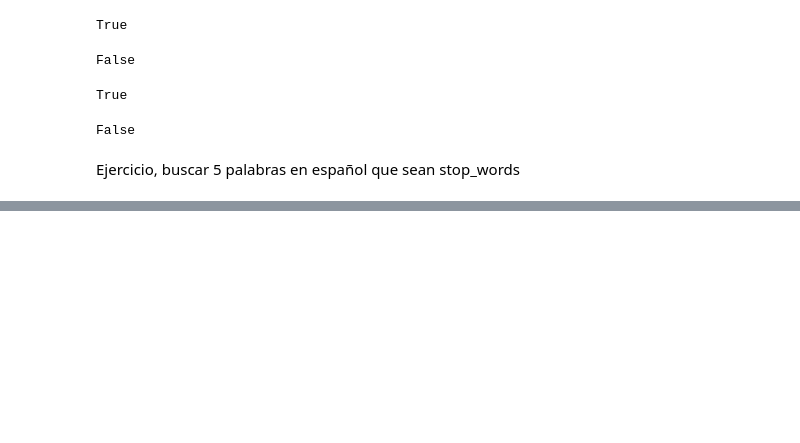
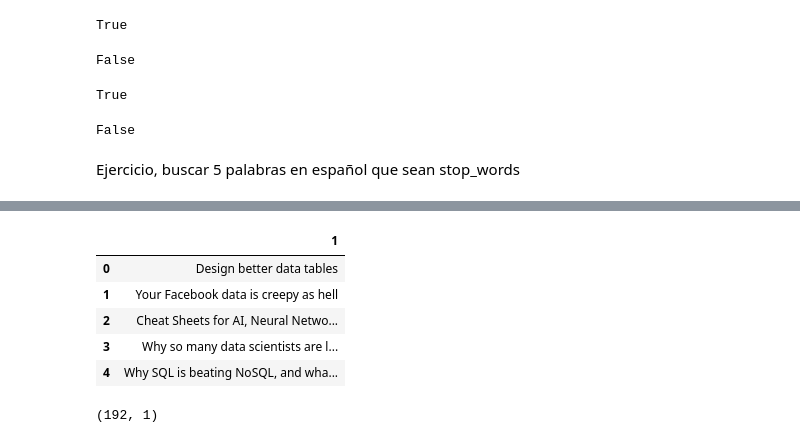
Before and after one commit to igomezv/DataScienceIntermedio, a Jupyter notebook: 7-NLP.ipynb, the cells around one changed output, grey strips where cells are left out. Saved outputs shown, nothing was run; the diff lists cells and outputs as text; code cells hidden in the pictures; blank space fills up the shorter version.

```diff
--- a/7-NLP.ipynb
+++ b/7-NLP.ipynb
@@ -375,0 +445,15 @@ Washington, D.C.
+# %%
+df[[1]].head(5)
+# %% [output]
+|  | 1 |
+| 0 | Design better data tables |
+| 1 | Your Facebook data is creepy as hell |
+| 2 | Cheat Sheets for AI, Neural Netwo... |
+| 3 | Why so many data scientists are l... |
+| 4 | Why SQL is beating NoSQL, and wha... |
+# %%
+import numpy as np
+medium_titles = df[[1]].values
+np.shape(medium_titles)
+# %% [output]
+(192, 1)
```
Also changed, not shown: parts of 17 cells of this notebook.
